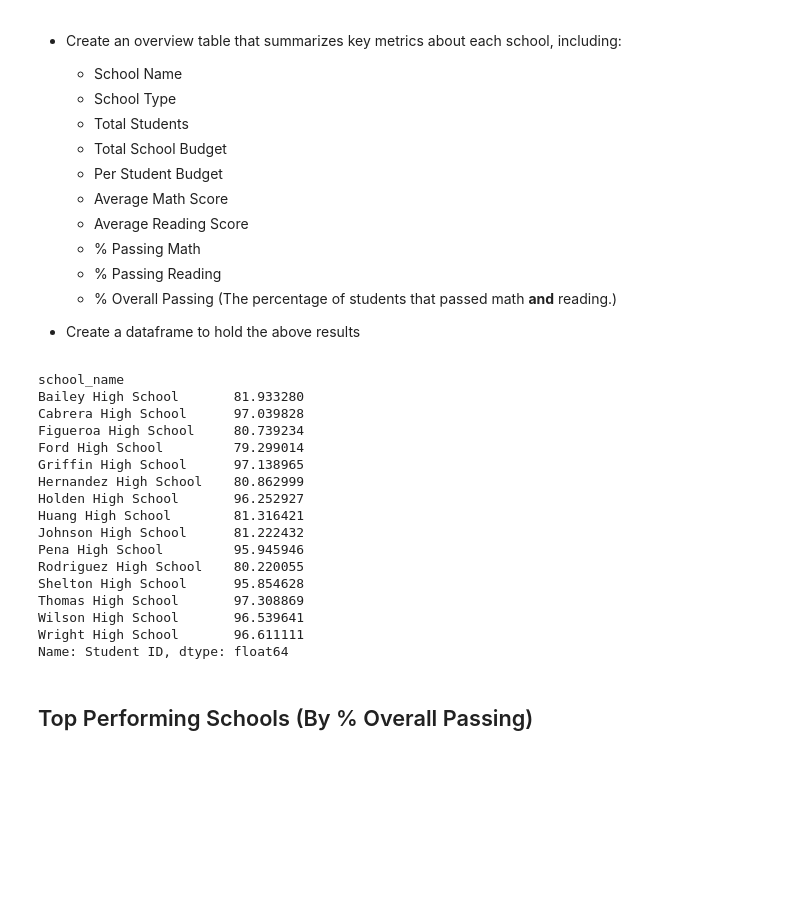
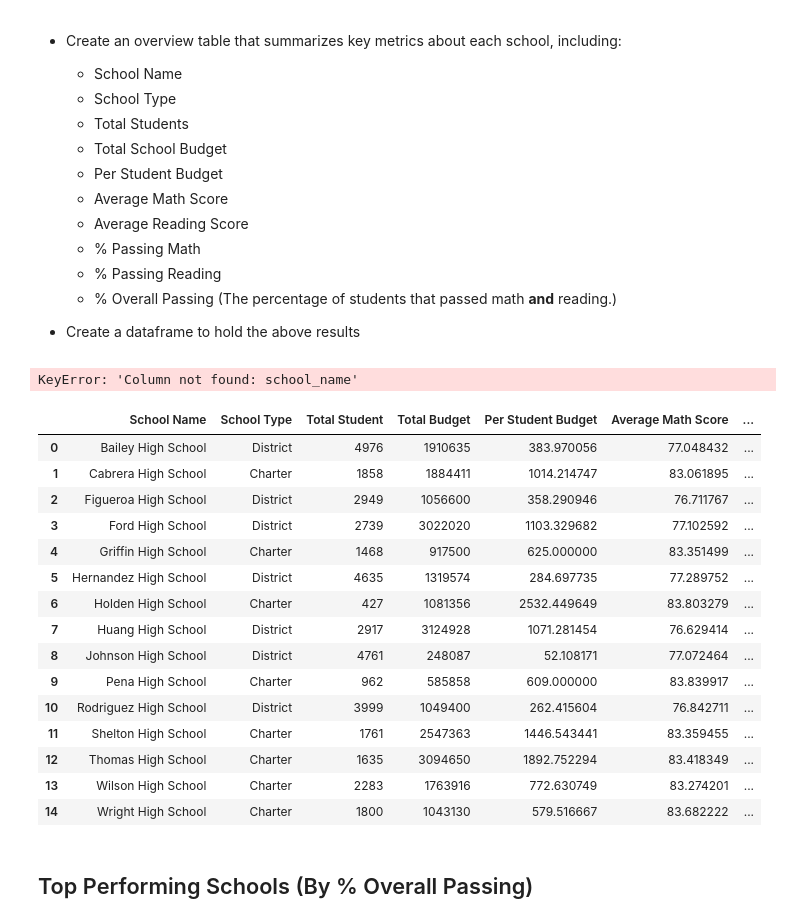
Before and after one commit to isha167/Pandas-Challenge, a Jupyter notebook: PyCitySchools/PyCitySchools_starter.ipynb, the cells around one changed output. Cells and saved outputs as stored; diff of their text form; code cells hidden in the pictures; blank space fills up the shorter version.

```diff
--- a/PyCitySchools/PyCitySchools_starter.ipynb
+++ b/PyCitySchools/PyCitySchools_starter.ipynb
@@ -102,39 +95,68 @@ new_school_df = pd.DataFrame ({'Total Number of Schools':[total_school],'Total N
   * % Overall Passing (The percentage of students that passed math **and** reading.)
 
 * Create a dataframe to hold the above results
+# %%
+#school names
+school_names = school_name_groupby['school_names'].unique()
+# %% [output]
+KeyError: 'Column not found: school_name'
 # %%
-school_name_groupby = school_data_complete.groupby(['school_name'])
+#school names groupby
+school_name_groupby = school_data_complete.set_index('school_name').groupby(['school_name'])
+#school type
+school_type = school_data.set_index('school_name')['type']
+#total student per school
 total_stu_perschool = school_name_groupby['Student ID'].count()
-total_budget_perschool= school_name_groupby['budget'].unique()
+#total budget per school
+total_budget_perschool= school_data['budget'].unique()
+#budget per student
 per_student_budget= total_budget_perschool/total_stu_perschool
+#average maths score per school
 avg_mathscore_perschool = school_name_groupby['math_score'].mean()
+# average reading score per school
 avg_readscore_perschool = school_name_groupby['reading_score'].mean()
+
 #picking the dataframe from cell above which has student who passed math
 math_groupby = find_num_math.groupby(['school_name'])
-#% passing math
-math_groupby['Student ID'].count()*100/total_stu_perschool
+# % passing math
+pc_pass_math = math_groupby['Student ID'].count()*100/total_stu_perschool
+
 #picking the dataframe from cell above which has student who passed reading
 read_groupby = find_num_reading.groupby(['school_name'])
-#% passing reading
-read_groupby['Student ID'].count()*100/total_stu_perschool
+# % passing reading
+pc_read = read_groupby['Student ID'].count()*100/total_stu_perschool
+
+#picking the dataframe from cell above which has student who passed overall
+overall_groupby = find_num_df.groupby(['school_name'])
+# % passing overall
+overall_pc_pass = overall_groupby['Student ID'].count()*100/total_stu_perschool
+
+# school summary
+sch_summary = pd.DataFrame({'School Type':school_type,
+                            'Total Student':total_stu_perschool,'Total Budget':total_budget_perschool,
+                            'Per Student Budget':per_student_budget,'Average Math Score':avg_mathscore_perschool,
+                            'Average Reading Score':avg_readscore_perschool,'% Passing Maths':pc_pass_math,
+                           '% passing reading':pc_read,'% Overall Passing':overall_pc_pass})
+sch_summary.reset_index(inplace=True)
+sch_summary = sch_summary.rename(columns = {'school_name':'School Name'})
+sch_summary
 # %% [output]
-school_name
-Bailey High School       81.933280
-Cabrera High School      97.039828
-Figueroa High School     80.739234
-Ford High School         79.299014
-Griffin High School      97.138965
-Hernandez High School    80.862999
-Holden High School       96.252927
-Huang High School        81.316421
-Johnson High School      81.222432
-Pena High School         95.945946
-Rodriguez High School    80.220055
-Shelton High School      95.854628
-Thomas High School       97.308869
-Wilson High School       96.539641
-Wright High School       96.611111
-Name: Student ID, dtype: float64
+|  | School Name | School Type | Total Student | Total Budget | Per Student Budget | Average Math Score | ... |
+| 0 | Bailey High School | District | 4976 | 1910635 | 383.970056 | 77.048432 | ... |
+| 1 | Cabrera High School | Charter | 1858 | 1884411 | 1014.214747 | 83.061895 | ... |
+| 2 | Figueroa High School | District | 2949 | 1056600 | 358.290946 | 76.711767 | ... |
+| 3 | Ford High School | District | 2739 | 3022020 | 1103.329682 | 77.102592 | ... |
+| 4 | Griffin High School | Charter | 1468 | 917500 | 625.000000 | 83.351499 | ... |
+| 5 | Hernandez High School | District | 4635 | 1319574 | 284.697735 | 77.289752 | ... |
+| 6 | Holden High School | Charter | 427 | 1081356 | 2532.449649 | 83.803279 | ... |
+| 7 | Huang High School | District | 2917 | 3124928 | 1071.281454 | 76.629414 | ... |
+| 8 | Johnson High School | District | 4761 | 248087 | 52.108171 | 77.072464 | ... |
+| 9 | Pena High School | Charter | 962 | 585858 | 609.000000 | 83.839917 | ... |
+| 10 | Rodriguez High School | District | 3999 | 1049400 | 262.415604 | 76.842711 | ... |
+| 11 | Shelton High School | Charter | 1761 | 2547363 | 1446.543441 | 83.359455 | ... |
+| 12 | Thomas High School | Charter | 1635 | 3094650 | 1892.752294 | 83.418349 | ... |
+| 13 | Wilson High School | Charter | 2283 | 1763916 | 772.630749 | 83.274201 | ... |
+| 14 | Wright High School | Charter | 1800 | 1043130 | 579.516667 | 83.682222 | ... |
 # %% [markdown]
 ## Top Performing Schools (By % Overall Passing)
 # %% [markdown]
```
Also changed, not shown: parts of 6 cells of this notebook.
